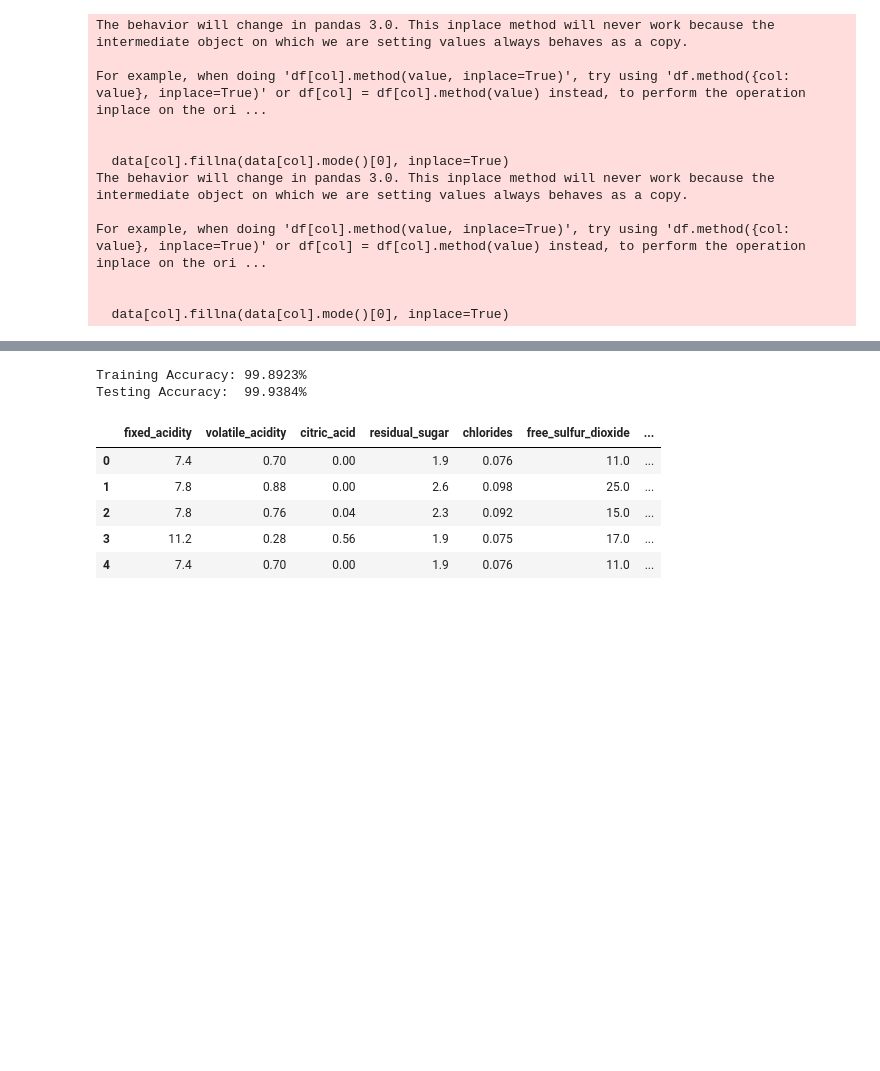
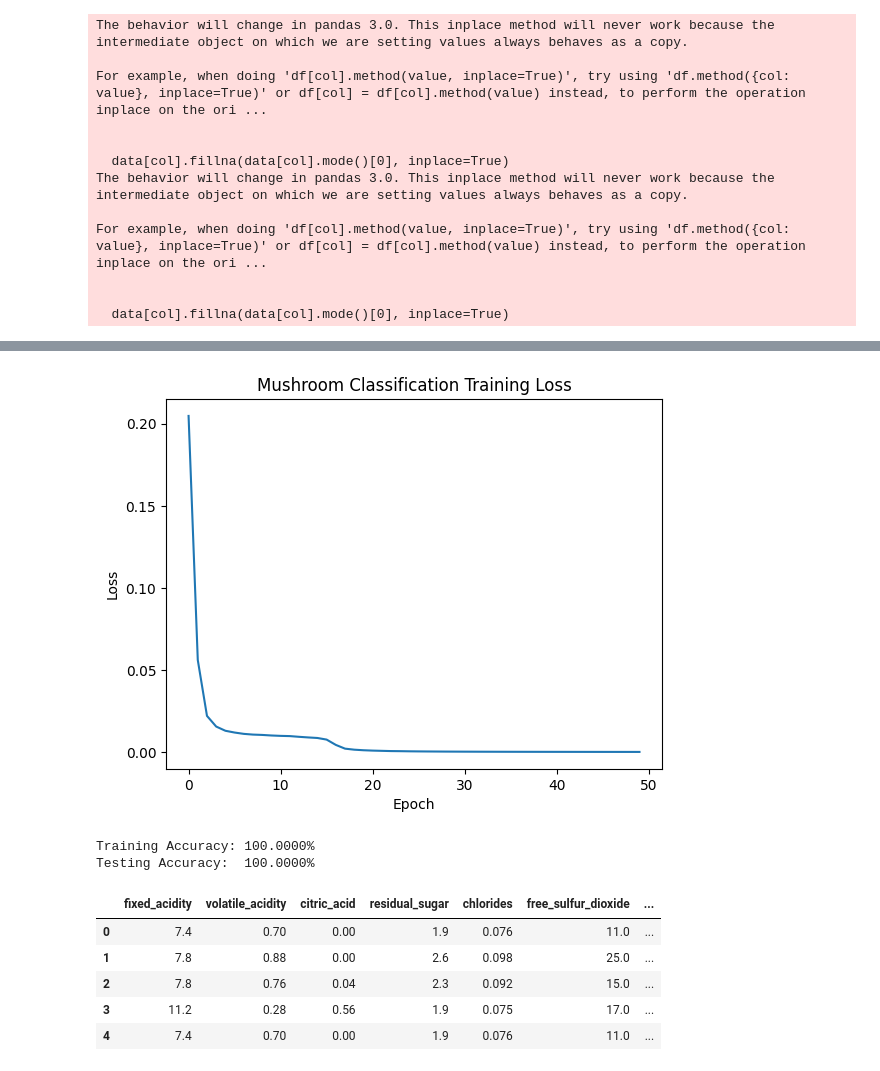
Before and after one commit to hcolquho/hcolquho_AISE3010_Assignment1, a Jupyter notebook: main.ipynb, the cells around one changed output, grey strips where cells are left out. Saved outputs shown, nothing was run; the diff lists cells and outputs as text; code cells hidden in the pictures; blank space fills up the shorter version.

```diff
--- a/main.ipynb
+++ b/main.ipynb
@@ -68,13 +66,13 @@ For example, when doing 'df[col].method(value, inplace=True)', try using 'df.met
 input_dim = X_train.shape[1]
 
 mushroom_mlp = MLP([
-    FullyConnectedLayer(input_dim, 128),
+    FullyConnectedLayer(input_dim, 48),
     ReLU(),
-    FullyConnectedLayer(128, 64),
+    FullyConnectedLayer(48, 24),
     ReLU(),
-    FullyConnectedLayer(64, 32),
+    FullyConnectedLayer(24, 8),
     ReLU(),
-    FullyConnectedLayer(32, 1),
+    FullyConnectedLayer(8, 1),
     Sigmoid()
 ])
 
@@ -84,6 +82,6 @@ loss_function = MSELoss()
 # Use SGDM optimiser
 optimiser = SGDMOptimiser(lr=0.01, momentum=0.9)
 # %%
-# Train the model
-train_model(mushroom_mlp, X_train, y_train, loss_function, optimiser, epochs=50, batch_size=64)
+# Train the model and save the loss history
+mushroom_loss_history =train_model(mushroom_mlp, X_train, y_train, loss_function, optimiser, epochs=50, batch_size=64)
 # %% [output]
@@ -96,3 +94,13 @@ Epoch 50/50, Loss: 0.1147
+# %%
+# Plot loss vs. epoch for mushroom model training
+plt.figure()
+plt.plot(mushroom_loss_history)
+plt.xlabel("Epoch")
+plt.ylabel("Loss")
+plt.title("Mushroom Classification Training Loss")
+plt.show()
+# %% [output]
+[figure, added]
 # %%
 # Evaluate the model's training and test accuracy
 train_acc = accuracy(mushroom_mlp, X_train, y_train)
@@ -101,8 +109,8 @@ test_acc = accuracy(mushroom_mlp, X_test, y_test)
 print(f"Training Accuracy: {train_acc*100:.4f}%")
 print(f"Testing Accuracy:  {test_acc*100:.4f}%")
 # %% [output]
-Training Accuracy: 99.8923%
-Testing Accuracy:  99.9384%
+Training Accuracy: 100.0000%
+Testing Accuracy:  100.0000%
 # %%
 # Load the wine quality dataset
 wine_df = load(dataset_id=186, target_column="quality")
```
Also changed, not shown: parts of 4 cells of this notebook, 4 other files.
